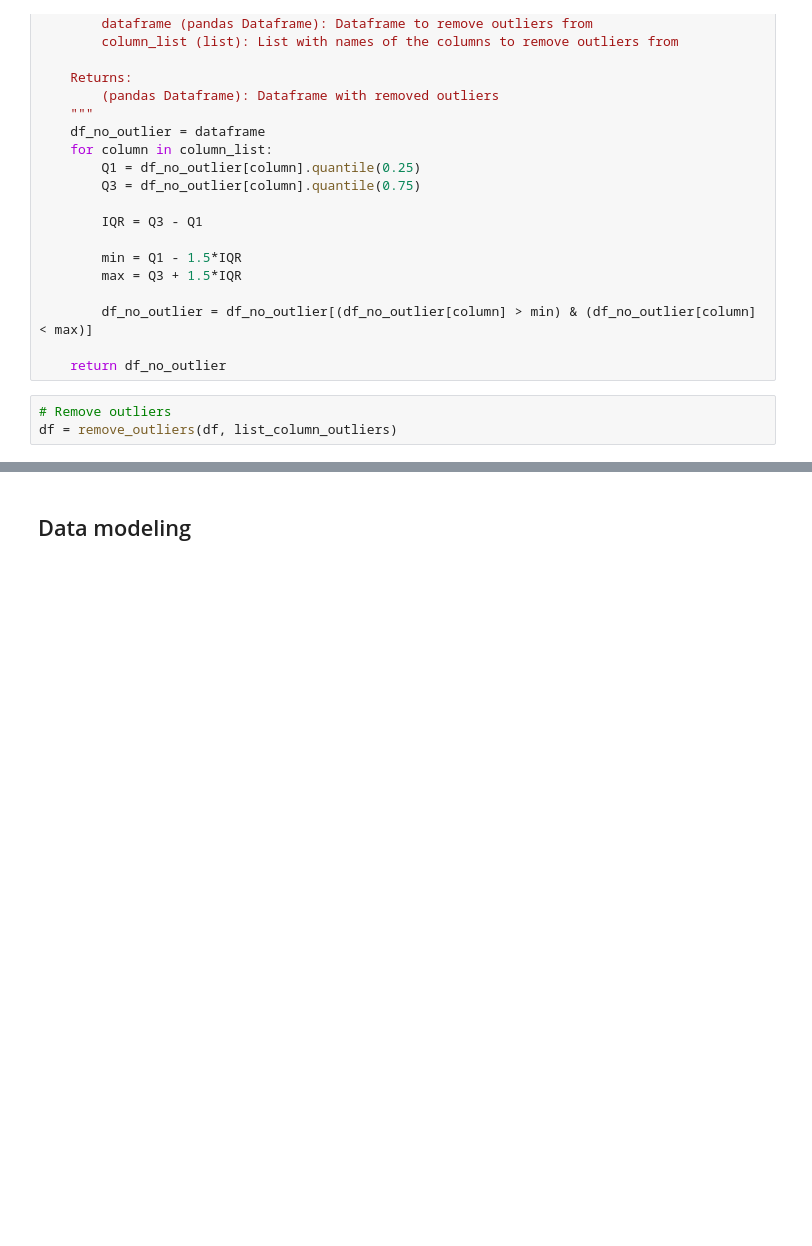
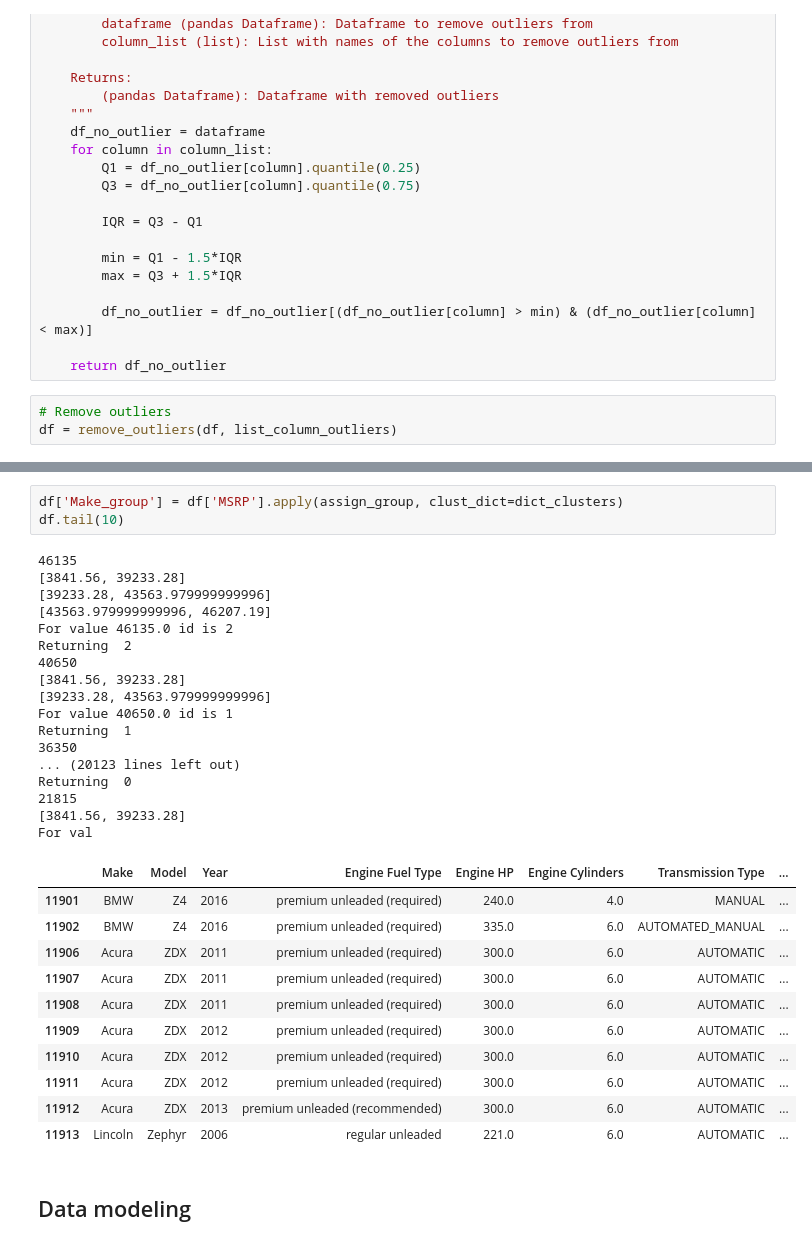
Before and after one commit to taagitacc/car-price-factors, a Jupyter notebook: price_analysis.ipynb, the cells around one changed output, grey strips where cells are left out. Cells and saved outputs as stored; diff of their text form; blank space fills up the shorter version.

```diff
--- a/price_analysis.ipynb
+++ b/price_analysis.ipynb
@@ -586,3 +551,35 @@ df.describe()
+# %%
+df['Make_group'] = df['MSRP'].apply(assign_group, clust_dict=dict_clusters)
+df.tail(10)
+# %% [output]
+46135
+[3841.56, 39233.28]
+[39233.28, 43563.979999999996]
+[43563.979999999996, 46207.19]
+For value 46135.0 id is 2
+Returning  2
+40650
+[3841.56, 39233.28]
+[39233.28, 43563.979999999996]
+For value 40650.0 id is 1
+Returning  1
+36350
+... (20123 lines left out)
+Returning  0
+21815
+[3841.56, 39233.28]
+For val
+|  | Make | Model | Year | Engine Fuel Type | Engine HP | Engine Cylinders | Transmission Type | ... |
+| 11901 | BMW | Z4 | 2016 | premium unleaded (required) | 240.0 | 4.0 | MANUAL | ... |
+| 11902 | BMW | Z4 | 2016 | premium unleaded (required) | 335.0 | 6.0 | AUTOMATED_MANUAL | ... |
+| 11906 | Acura | ZDX | 2011 | premium unleaded (required) | 300.0 | 6.0 | AUTOMATIC | ... |
+| 11907 | Acura | ZDX | 2011 | premium unleaded (required) | 300.0 | 6.0 | AUTOMATIC | ... |
+| 11908 | Acura | ZDX | 2011 | premium unleaded (required) | 300.0 | 6.0 | AUTOMATIC | ... |
+| 11909 | Acura | ZDX | 2012 | premium unleaded (required) | 300.0 | 6.0 | AUTOMATIC | ... |
+| 11910 | Acura | ZDX | 2012 | premium unleaded (required) | 300.0 | 6.0 | AUTOMATIC | ... |
+| 11911 | Acura | ZDX | 2012 | premium unleaded (required) | 300.0 | 6.0 | AUTOMATIC | ... |
+| 11912 | Acura | ZDX | 2013 | premium unleaded (recommended) | 300.0 | 6.0 | AUTOMATIC | ... |
+| 11913 | Lincoln | Zephyr | 2006 | regular unleaded | 221.0 | 6.0 | AUTOMATIC | ... |
 # %% [markdown]
 ## Data modeling
 # %% [markdown]
```
Also changed, not shown: parts of 15 cells of this notebook.
